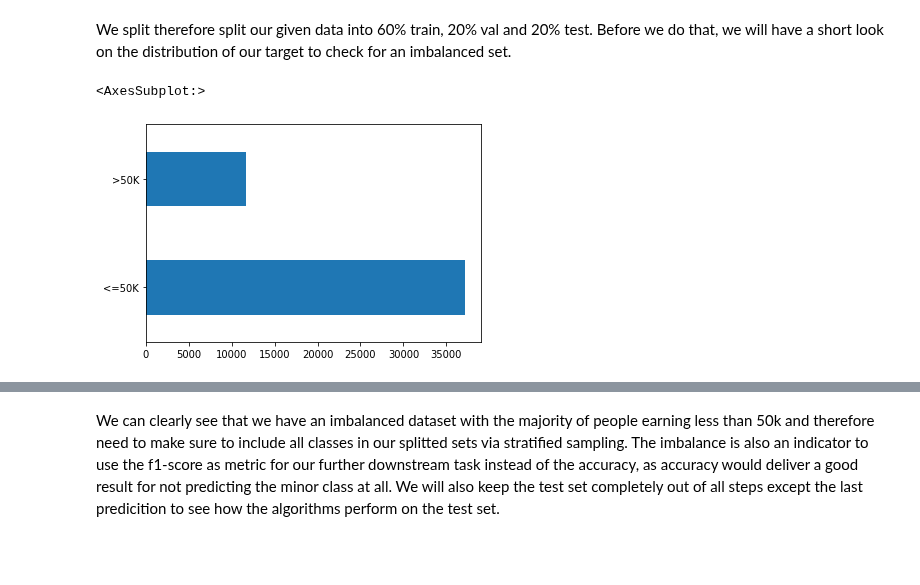
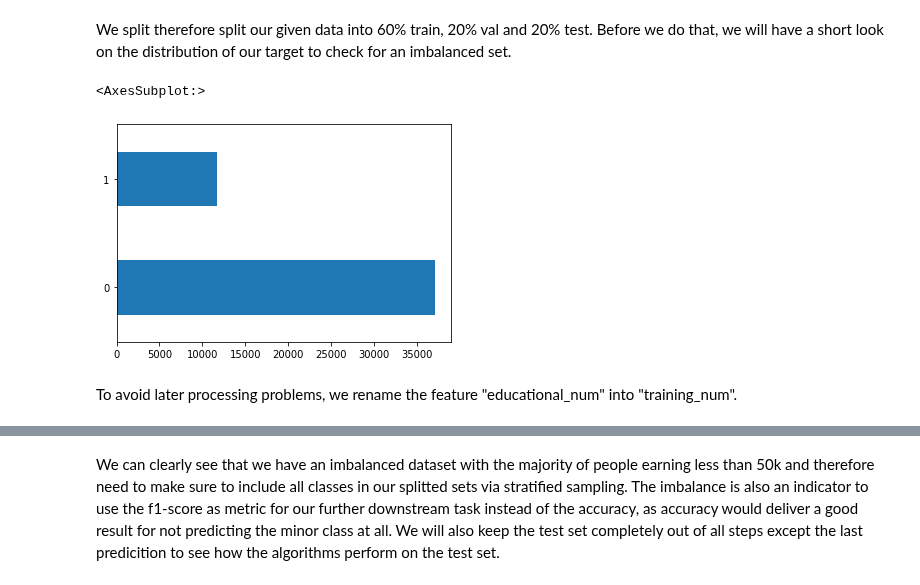
Before and after one commit to NiklasSabel/Industrial-Applications-of-Artificial-Intelligence, a Jupyter notebook: notebooks/Tertiary Sector/Finance_new.ipynb, the cells around one changed output, grey strips where cells are left out. Cells and saved outputs as stored; diff of their text form; code cells hidden in the pictures; blank space fills up the shorter version.

```diff
--- a/notebooks/Tertiary Sector/Finance_new.ipynb
+++ b/notebooks/Tertiary Sector/Finance_new.ipynb
@@ -257,8 +361,8 @@ Furthermore, we encode all the categorical variables. The binary target variable
 # %%
 cleanup_nums = {"gender": {'Female': 1, 'Male': 0},
                 "income": {'>50K': 1, '<=50K': 0}}
-df = df.replace(cleanup_nums)
-df.head()
+df_preprocessed = df.replace(cleanup_nums)
+df_preprocessed.head()
 # %% [output]
 |  | age | workclass | education | educational-num | marital-status | occupation | relationship | race | ... |
 | 0 | 25 | Private | 11th | 7 | Never-married | Machine-op-inspct | Own-child | Black | ... |
@@ -267,5 +371,5 @@ df.head()
 | 3 | 44 | Private | Some-college | 10 | Married-civ-spouse | Machine-op-inspct | Husband | Black | ... |
 | 4 | 18 | ? | Some-college | 10 | Never-married | ? | Own-child | White | ... |
 # %%
-df = pd.get_dummies(df, columns=["workclass", "education","marital-status","occupation","relationship","race","native-country"])
+df_preprocessed = pd.get_dummies(df_preprocessed, columns=["workclass", "education","marital-status","occupation","relationship","race","native-country"])
 # %%
@@ -281,17 +385,21 @@ df.head()
 # %% [markdown]
 To not always copy and paste those steps in further processing, we will define a function preprocessing.
 # %%
-def preprocessing(df:pd.DataFrame, categ:list) -> pd.DataFrame:
+def preprocessing(df:pd.DataFrame, cleanup_nums: dict, categ:list) -> pd.DataFrame:
     """
     Function preprocess the dataset
     :param df: general dataframe
+    :param cleanup_nums: dictionary of binary categorical columns to encode
     :param categ: list of categorical columns to one-hot-encode
     :return: preprocessed dataframe
     """
 
-    cleanup_nums = {"default": {True: 1, False: 0}}
     df = df.replace(cleanup_nums)
 
     df = pd.get_dummies(df, columns=categ)
+    # To avoid later processing problems, we rename the feature "educational_num" into "training_num"
+    df.rename(columns = {'educational-num':'training-num'}, inplace = True )
 
     return df
+# %%
+df_preprocessed = preprocessing(df,{"gender": {'Female': 1, 'Male': 0}, "income": {'>50K': 1, '<=50K': 0}}, ["workclass", "education","marital-status","occupation","relationship","race","native-country"])
@@ -302,7 +426,9 @@ Since we are not given a test set, we create a train-validation-test split to ch
 # %% [markdown]
 We split therefore split our given data into 60% train, 20% val and 20% test. Before we do that, we will have a short look on the distribution of our target to check for an imbalanced set.
 # %%
-df['income'].value_counts().plot(kind ='barh')
+df_preprocessed['income'].value_counts().plot(kind ='barh')
 # %% [output]
 <AxesSubplot:>
-[figure, old version]
+[figure, new version]
+# %% [markdown]
+To avoid later processing problems, we rename the feature "educational_num" into "training_num".
```
Also changed, not shown: parts of 88 cells of this notebook.
